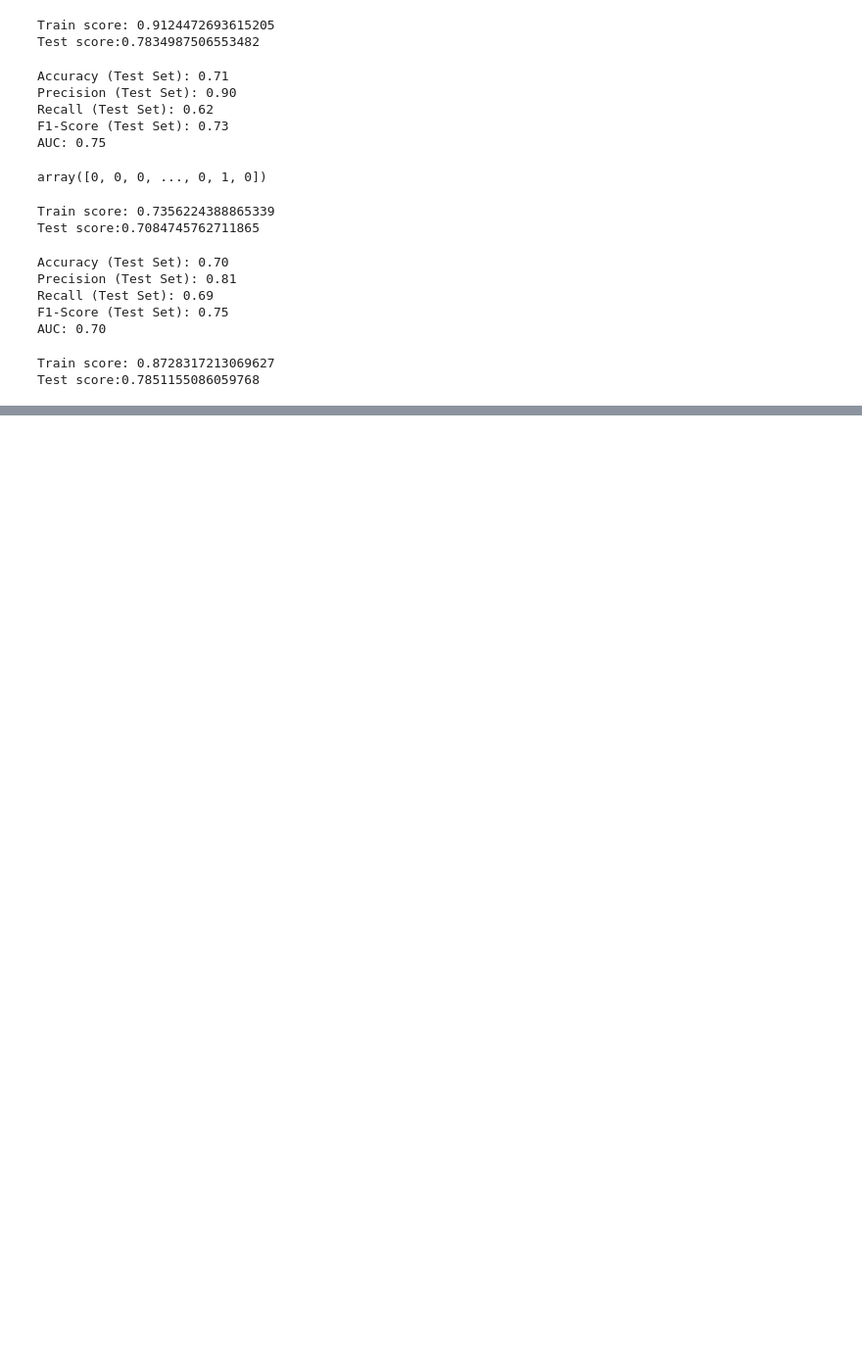
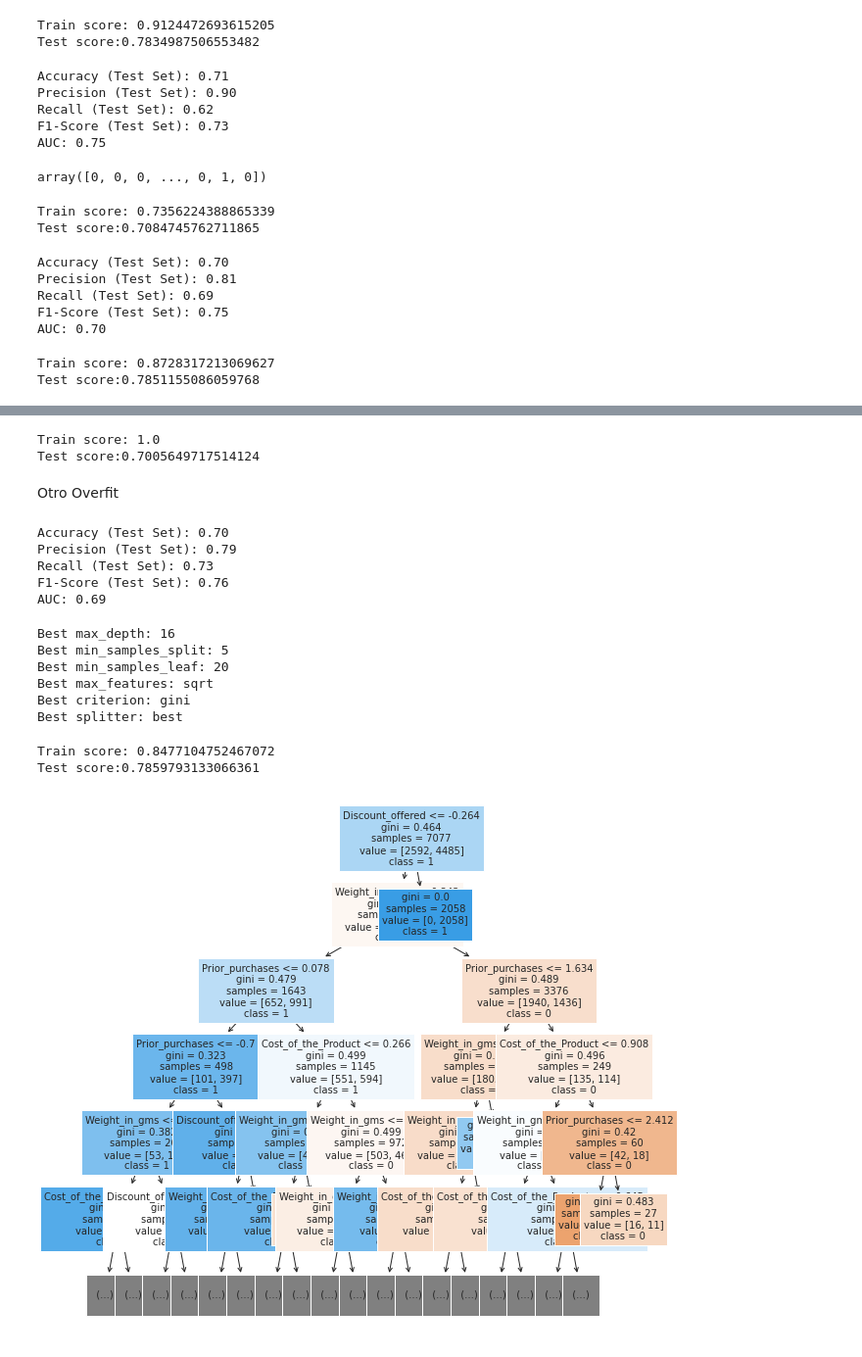
Before and after one commit to sergioarnold87/Datathon, a Jupyter notebook: Datathon_Sergio.ipynb, the cells around one changed output, grey strips where cells are left out. Shown at 98% size. Drawn from its saved outputs; the diff is of its cells as text; code cells hidden in the pictures; blank space fills up the shorter version.

```diff
--- a/Datathon_Sergio.ipynb
+++ b/Datathon_Sergio.ipynb
@@ -916,0 +1040,7 @@ pred_xgboost= pd.DataFrame(prediction, columns=['pred']).to_csv('/content/drive/
+# %%
+from sklearn.tree import DecisionTreeClassifier
+model = DecisionTreeClassifier(random_state=42)
+model.fit(X_train,y_train)
+
+y_pred = model.predict(X_test)
+eval_classification(model, y_pred, X_train, y_train, X_test, y_test)
@@ -916,0 +1053,73 @@ pred_xgboost= pd.DataFrame(prediction, columns=['pred']).to_csv('/content/drive/
+# %%
+print('Train score: ' + str(model.score(X_train, y_train))) #accuracy
+print('Test score:' + str(model.score(X_test, y_test))) #accuracy
+# %% [output]
+Train score: 1.0
+Test score:0.7005649717514124
+# %% [markdown]
+Otro Overfit
+# %%
+from sklearn.model_selection import RandomizedSearchCV
+from scipy.stats import uniform
+
+# Lista de hyperparametro
+max_depth = [int(x) for x in np.linspace(1, 110, num = 30)] # Número máximo de niveles en el árbol
+min_samples_split = [2, 5, 10, 100] # Número mínimo de muestras requeridas para dividir un nodo
+min_samples_leaf = [1, 2, 4, 10, 20, 50] # Número mínimo de muestras requeridas en cada nodo hoja
+max_features = ['auto', 'sqrt']  # Número de características a considerar en cada división
+criterion = ['gini', 'entropy']
+splitter = ['best', 'random']
+
+hyperparameters = dict(max_depth=max_depth,
+                       min_samples_split=min_samples_split,
+                       min_samples_leaf=min_samples_leaf,
+                       max_features=max_features,
+                       criterion=criterion,
+                       splitter=splitter
+                      )
+# %%
+# Inicialización del modelo
+dt = DecisionTreeClassifier(random_state=42)
+model = RandomizedSearchCV(dt, hyperparameters, cv=5, random_state=42, scoring='roc_auc')
+model.fit(X_train, y_train)
+
+# Predict & Evaluation
+y_pred = model.predict(X_test)#Comprobar el rendimiento del modelo
+eval_classification(model, y_pred, X_train, y_train, X_test, y_test)
+# %% [output]
+Accuracy (Test Set): 0.70
+Precision (Test Set): 0.79
+Recall (Test Set): 0.73
+F1-Score (Test Set): 0.76
+AUC: 0.69
+# %%
+print('Best max_depth:', model.best_estimator_.get_params()['max_depth'])
+print('Best min_samples_split:', model.best_estimator_.get_params()['min_samples_split'])
+print('Best min_samples_leaf:', model.best_estimator_.get_params()['min_samples_leaf'])
+print('Best max_features:', model.best_estimator_.get_params()['max_features'])
+print('Best criterion:', model.best_estimator_.get_params()['criterion'])
+print('Best splitter:', model.best_estimator_.get_params()['splitter'])
+# %% [output]
+Best max_depth: 16
+Best min_samples_split: 5
+Best min_samples_leaf: 20
+Best max_features: sqrt
+Best criterion: gini
+Best splitter: best
+# %%
+print('Train score: ' + str(model.score(X_train, y_train)))
+print('Test score:' + str(model.score(X_test, y_test)))
+# %% [output]
+Train score: 0.8477104752467072
+Test score:0.7859793133066361
+# %%
+from sklearn import tree
+import matplotlib.pyplot as plt
+fig, ax = plt.subplots(figsize=(10, 10))
+tree.plot_tree(model.best_estimator_,
+               feature_names = X.columns.tolist(),
+               class_names=['0','1'],
+               filled = True, max_depth=5, fontsize=10)
+plt.show()
+# %% [output]
+[figure, added]
```
Also changed, not shown: parts of 29 cells of this notebook.
